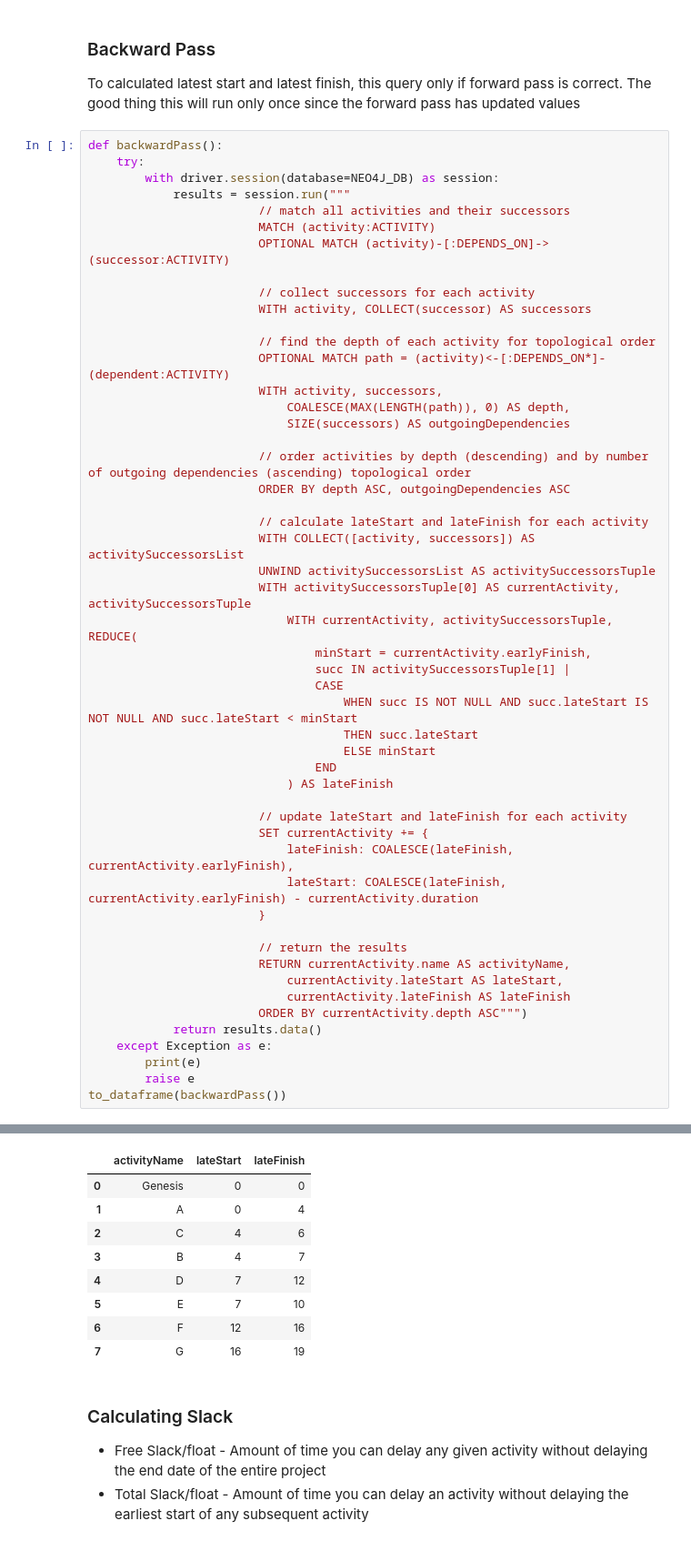
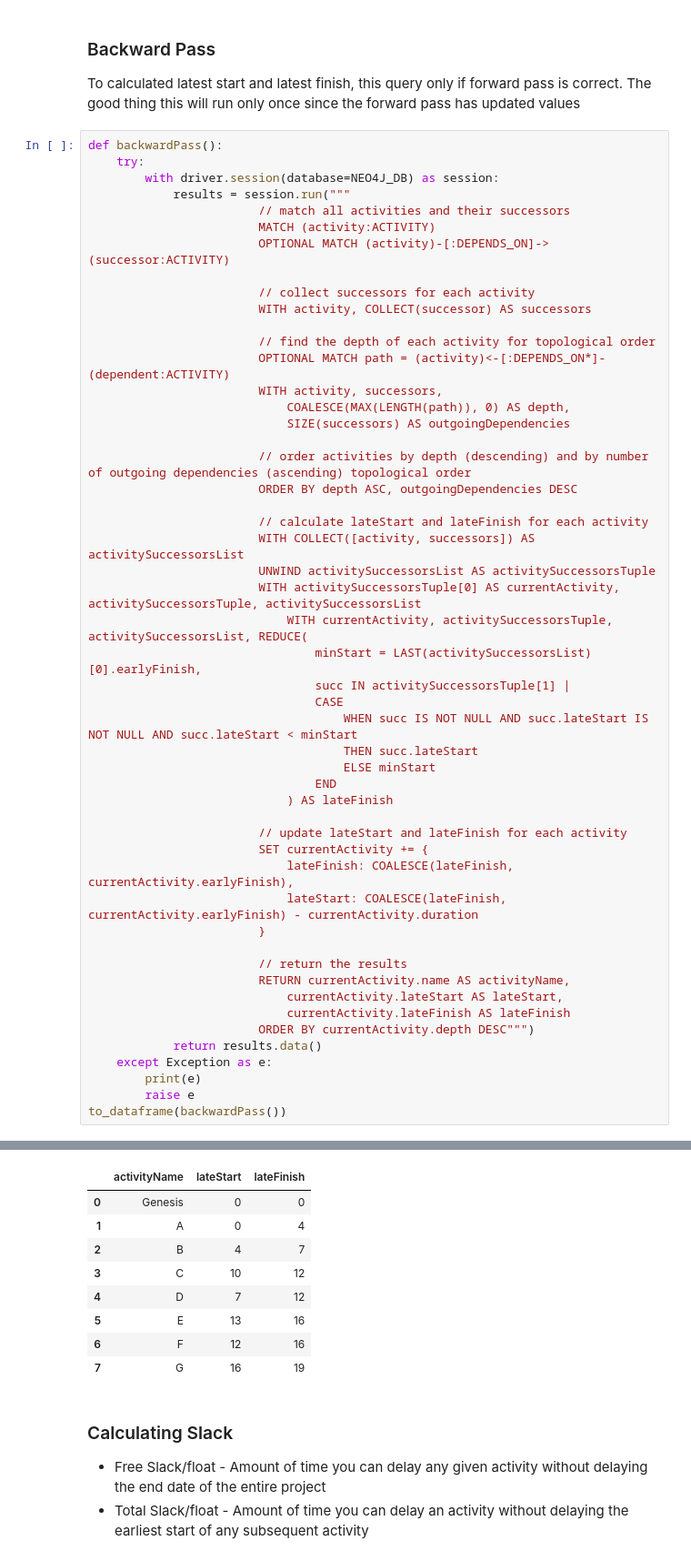
Before and after one commit to Ashuku001/project-sheduling, a Jupyter notebook: project-scheduling.ipynb, the cells around one changed output, grey strips where cells are left out. Shown at 91% size. Cells and saved outputs as stored; diff of their text form.

```diff
--- a/project-scheduling.ipynb
+++ b/project-scheduling.ipynb
@@ -728,47 +602,47 @@ def backwardPass():
                             SIZE(successors) AS outgoingDependencies
 
                         // order activities by depth (descending) and by number of outgoing dependencies (ascending) topological order
-                        ORDER BY depth ASC, outgoingDependencies ASC
+                        ORDER BY depth ASC, outgoingDependencies DESC
 
                         // calculate lateStart and lateFinish for each activity
                         WITH COLLECT([activity, successors]) AS activitySuccessorsList
                         UNWIND activitySuccessorsList AS activitySuccessorsTuple
-                        WITH activitySuccessorsTuple[0] AS currentActivity, activitySuccessorsTuple
-                            WITH currentActivity, activitySuccessorsTuple, REDUCE(
-                                minStart = currentActivity.earlyFinish,
+                        WITH activitySuccessorsTuple[0] AS currentActivity, activitySuccessorsTuple, activitySuccessorsList
+                            WITH currentActivity, activitySuccessorsTuple, activitySuccessorsList, REDUCE(
+                                minStart = LAST(activitySuccessorsList)[0].earlyFinish,
                                 succ IN activitySuccessorsTuple[1] |
                                 CASE
                                     WHEN succ IS NOT NULL AND succ.lateStart IS NOT NULL AND succ.lateStart < minStart
                                     THEN succ.lateStart
                                     ELSE minStart
                                 END
                             ) AS lateFinish
 
                         // update lateStart and lateFinish for each activity
                         SET currentActivity += {
                             lateFinish: COALESCE(lateFinish, currentActivity.earlyFinish),
                             lateStart: COALESCE(lateFinish, currentActivity.earlyFinish) - currentActivity.duration
                         }
 
                         // return the results
                         RETURN currentActivity.name AS activityName,
                             currentActivity.lateStart AS lateStart,
                             currentActivity.lateFinish AS lateFinish
-                        ORDER BY currentActivity.depth ASC""")
+                        ORDER BY currentActivity.depth DESC""")
             return results.data()
     except Exception as e:
         print(e)
         raise e
 to_dataframe(backwardPass())
 # %% [output]
 Received notification from DBMS server: {severity: WARNING} {code: Neo.ClientNotification.Statement.AggregationSkippedNull} {category: UNRECOGNIZED} {title: The query contains an aggregation function  ...
 |  | activityName | lateStart | lateFinish |
 | 0 | Genesis | 0 | 0 |
 | 1 | A | 0 | 4 |
-| 2 | C | 4 | 6 |
-| 3 | B | 4 | 7 |
+| 2 | B | 4 | 7 |
+| 3 | C | 10 | 12 |
 | 4 | D | 7 | 12 |
-| 5 | E | 7 | 10 |
+| 5 | E | 13 | 16 |
 | 6 | F | 12 | 16 |
 | 7 | G | 16 | 19 |
 # %% [markdown]
```
Also changed, not shown: parts of 33 cells of this notebook, 1 other file.
